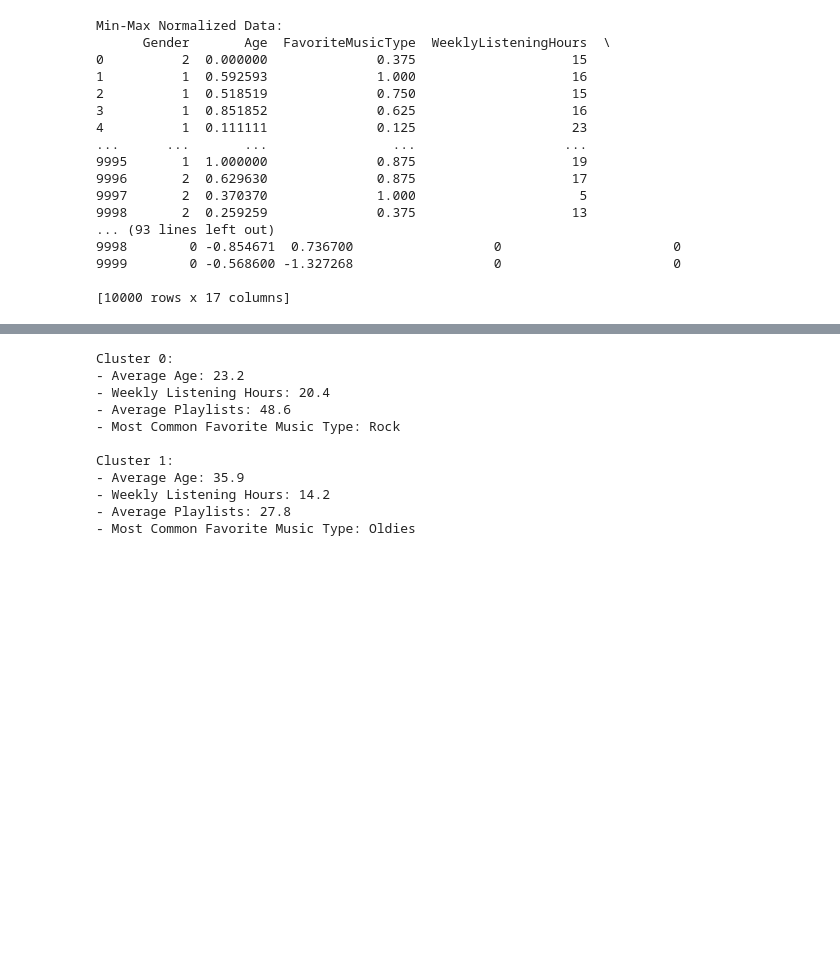
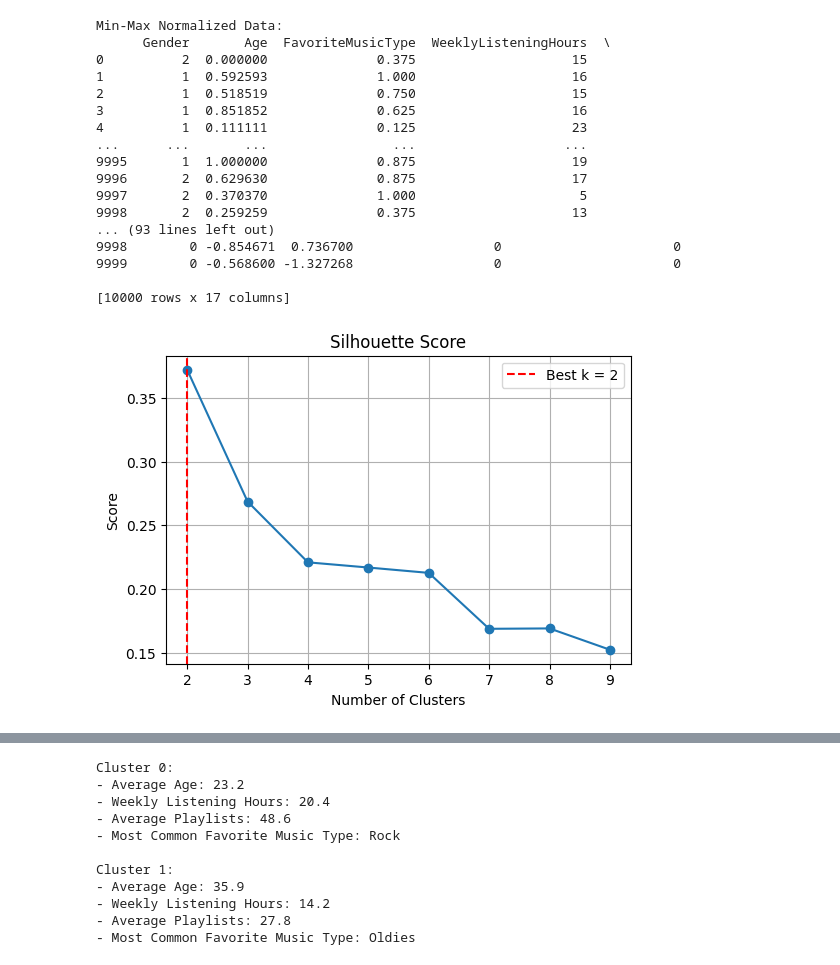
Before and after one commit to LauAHung/BACS2003-AI-Assignment, a Jupyter notebook: BACS2003 ASSIGNMET.ipynb, the cells around one changed output, grey strips where cells are left out. Cells and saved outputs as stored; diff of their text form; code cells hidden in the pictures; blank space fills up the shorter version.

```diff
--- a/BACS2003 ASSIGNMET.ipynb
+++ b/BACS2003 ASSIGNMET.ipynb
@@ -860,4 +853,0 @@ scaled_features = scaler.fit_transform(features)
-# %%
-# --- Step 2: DBSCAN clustering
-dbscan = DBSCAN(eps=2.0, min_samples=3)
-df['DBSCAN_Cluster'] = dbscan.fit_predict(scaled_features)
@@ -928,2 +854,10 @@ for cluster in clusters:
 # %% [markdown]
 ## Agglomerative Hierarchical Clustering
+# %%
+from sklearn.cluster import AgglomerativeClustering
+
+for k in range(2, 6):
+    clustering = AgglomerativeClustering(n_clusters=k)
+    labels = clustering.fit_predict(scaled_df)
+    score = silhouette_score(scaled_df, labels)
+    print(f"Silhouette Score for k={k}: {score}")
@@ -929,0 +869,7 @@ for cluster in clusters:
+# %%
+agg = AgglomerativeClustering(n_clusters=2)
+df['Agglomerative_Cluster'] = agg.fit_predict(scaled_df)
+
+labels = df['Agglomerative_Cluster']
+score = silhouette_score(scaled_df, labels)
+print(f'Cluster = {agg.n_clusters}, Silhouette Score (Agglomerative): {score:.4f}')
@@ -1011,3 +951,30 @@ Min-Max Normalized Data:
 9999        0 -0.568600 -1.327268                  0                      0
 
 [10000 rows x 17 columns]
+# %%
+from sklearn.cluster import AgglomerativeClustering
+from sklearn.metrics import silhouette_score
+import matplotlib.pyplot as plt
+import numpy as np
+
+cluster_range = range(2, 10)
+silhouette_scores = []
+
+for k in cluster_range:
+    agg = AgglomerativeClustering(n_clusters=k)
+    labels = agg.fit_predict(scaled_df)
+    silhouette_scores.append(silhouette_score(scaled_df, labels))
+
+best_k_silhouette = cluster_range[np.argmax(silhouette_scores)]
+
+plt.figure(figsize=(6, 4))
+plt.plot(cluster_range, silhouette_scores, marker='o')
+plt.axvline(x=best_k_silhouette, color='r', linestyle='--', label=f'Best k = {best_k_silhouette}')
+plt.title('Silhouette Score')
+plt.xlabel('Number of Clusters')
+plt.ylabel('Score')
+plt.grid(True)
+plt.legend()
+plt.show()
+# %% [output]
+[figure, added]
```
Also changed, not shown: parts of 19 cells of this notebook.
